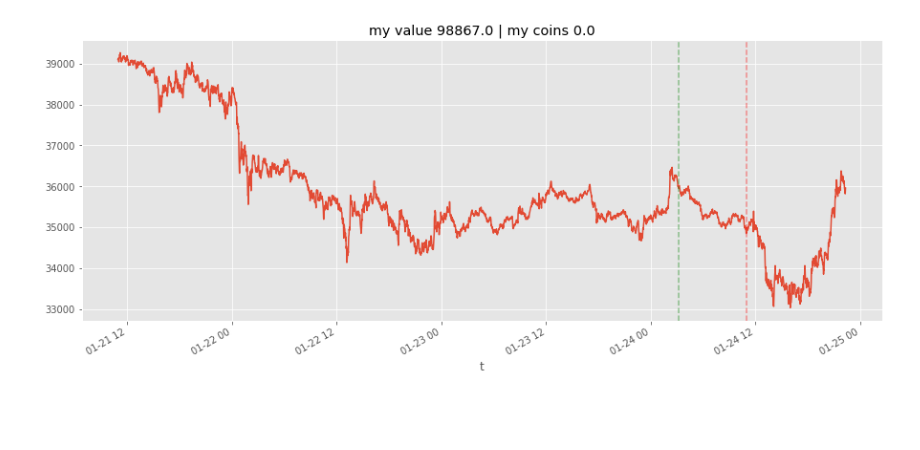
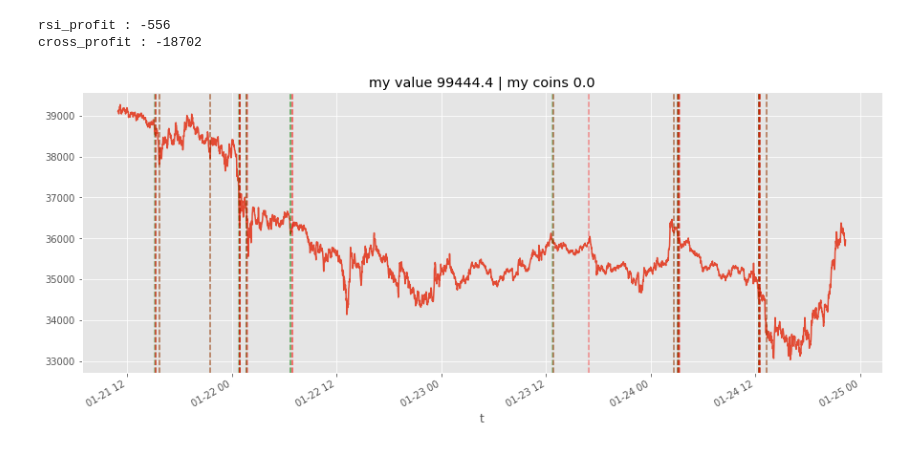
Before and after one commit to charubaiel/MarketCrackers, a Jupyter notebook: kpis/testbot.ipynb, the cells around one changed output. Cells and saved outputs as stored; diff of their text form; code cells hidden in the pictures; blank space fills up the shorter version.

Commit message:
upd_trade_class

```diff
--- a/kpis/testbot.ipynb
+++ b/kpis/testbot.ipynb
@@ -89 +108,14 @@ class TradeBot:
         return self
+# %%
+@dataclass
+class TradeBotRsi(TradeBotBase):
+    def __post_init__(self):
+        self.models_result = {}
+        self.coin_pool = {}
+        self.deals_dict = {'sell':[],'buy':[]}
+        self.cash_flow = {}
+        self.ttl_profit = defaultdict(int)
+
+    def rsi_check(self,rsi_thr=20):
+        self.models_result['rsi_check'] = rsi_calc(self.df)[-1]<rsi_thr
+        return self.models_result
@@ -90,12 +135,23 @@ class TradeBot:
 # %%
-zz = TradeBot(name = 'Oleg',stoploss=.03,profit=.01)
-for i in range(1,5000):
 
-    zz.get_data(qq['avg_price'].iloc[:i])
-    zz.fetch_deals()
+rsi_bot = TradeBotRsi(name = 'Oleg',stoploss=0.02,profit=0.00)
+cross_bot = TradeBotCross(name = 'Oleg',stoploss=0.02,profit=0.00)
+for i in tqdm(range(1,5000)):
+    rsi_bot.get_data(qq['avg_price'].iloc[:i])
+    rsi_bot.rsi_check()
+    rsi_bot.fetch_deals()
+
+    cross_bot.get_data(qq['avg_price'].iloc[:i])
+    cross_bot.cross_check()
+    cross_bot.fetch_deals()
+# %%
+print(f'rsi_profit : {rsi_bot.deposit - 1e+5:.0f}\ncross_profit : {cross_bot.deposit - 1e+5:.0f}')
+# %% [output]
+rsi_profit : -556
+cross_profit : -18702
 # %%
-qq['avg_price'].iloc[:5000].plot(title=f'my value {zz.deposit:.1f} | my coins {np.sum(list(zz.buy_dict.values()))}')
-[plt.axvline(dt,linestyle='--',color='g',alpha=.4) for dt in zz.deals_dict['buy']];
-[plt.axvline(dt,linestyle='--',color='r',alpha=.4) for dt in zz.deals_dict['sell']];
+qq['avg_price'].iloc[:5000].plot(title=f'my value {rsi_bot.deposit:.1f} | my coins {np.sum(list(rsi_bot.coin_pool.values()))}')
+[plt.axvline(dt,linestyle='--',color='g',alpha=.4) for dt in rsi_bot.deals_dict['buy']];
+[plt.axvline(dt,linestyle='--',color='r',alpha=.4) for dt in rsi_bot.deals_dict['sell']];
 # %% [output]
-[figure, old version]
+[figure, new version]
```
Also changed, not shown: parts of 6 cells of this notebook.
